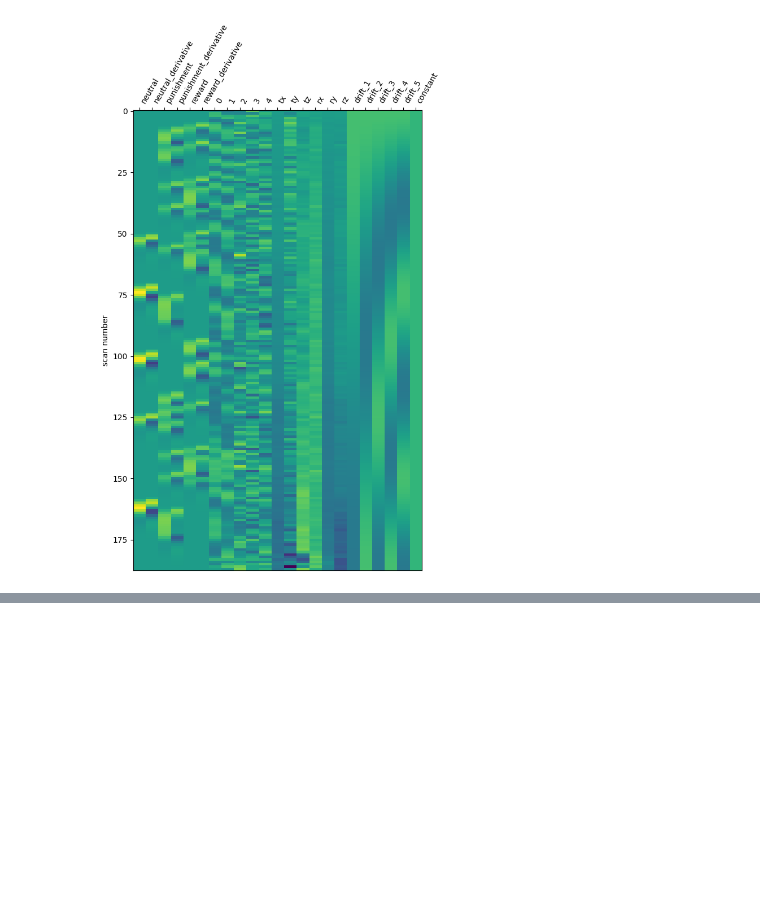
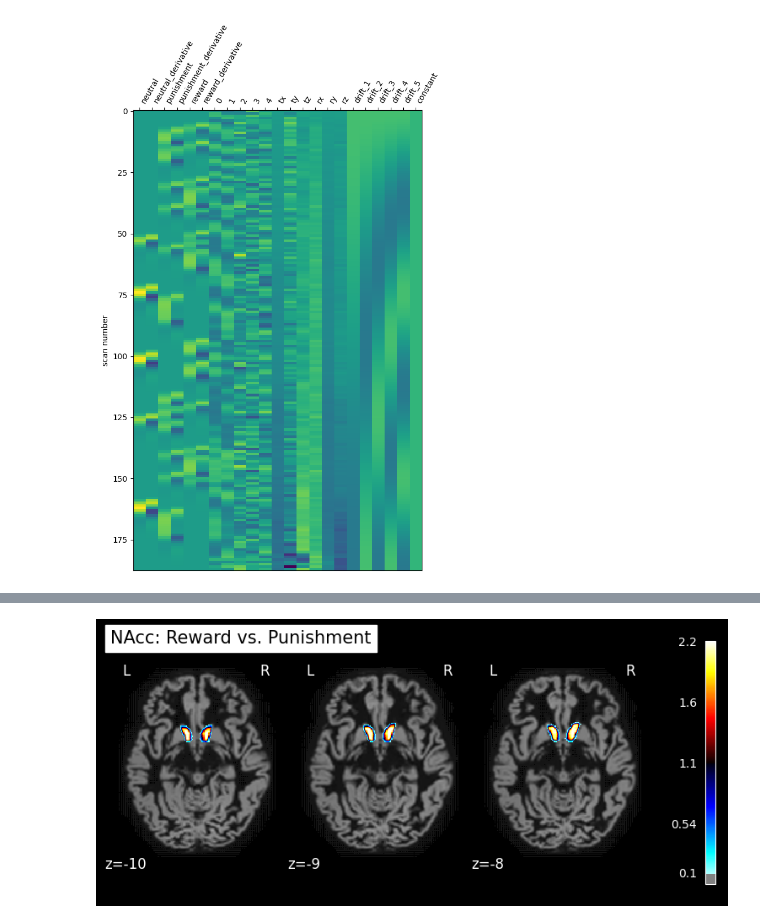
Before and after one commit to LuisA00/Analysis_Playground, a Jupyter notebook: NAcc_Affect/sub01_Gambling_test.ipynb, the cells around one changed output, grey strips where cells are left out. Saved outputs shown, nothing was run; the diff lists cells and outputs as text; code cells hidden in the pictures; blank space fills up the shorter version.

```diff
--- a/NAcc_Affect/sub01_Gambling_test.ipynb
+++ b/NAcc_Affect/sub01_Gambling_test.ipynb
@@ -173,0 +191,22 @@ FDR p<0.05 threshold: 3.670
+# %%
+reward_minus_punishment_NAcc =  NAcc_atlas_masker.fit_transform(reward_minus_punishment_z_map)
+reward_minus_punishment_NAcc_inv =  NAcc_atlas_masker.inverse_transform(reward_minus_punishment_NAcc)
+
+reward_minus_punishment_NAcc_core =  NAcc_atlas_masker_core.fit_transform(reward_minus_punishment_z_map)
+reward_minus_punishment_NAcc_core_inv =  NAcc_atlas_masker_core.inverse_transform(reward_minus_punishment_NAcc_core)
+
+reward_minus_punishment_NAcc_shell =  NAcc_atlas_masker_shell.fit_transform(reward_minus_punishment_z_map)
+reward_minus_punishment_NAcc_shell_inv =  NAcc_atlas_masker_shell.inverse_transform(reward_minus_punishment_NAcc_shell)
+# %%
+plot_stat_map(
+    reward_minus_punishment_NAcc_inv,
+    threshold=0.1,
+    display_mode="z",
+    cut_coords=3,
+    bg_img=anat_file,
+    #black_bg=True,
+    title="NAcc: Reward vs. Punishment"
+)
+plt.show()
+# %% [output]
+[figure, added]
```
Also changed, not shown: parts of 9 cells of this notebook.
